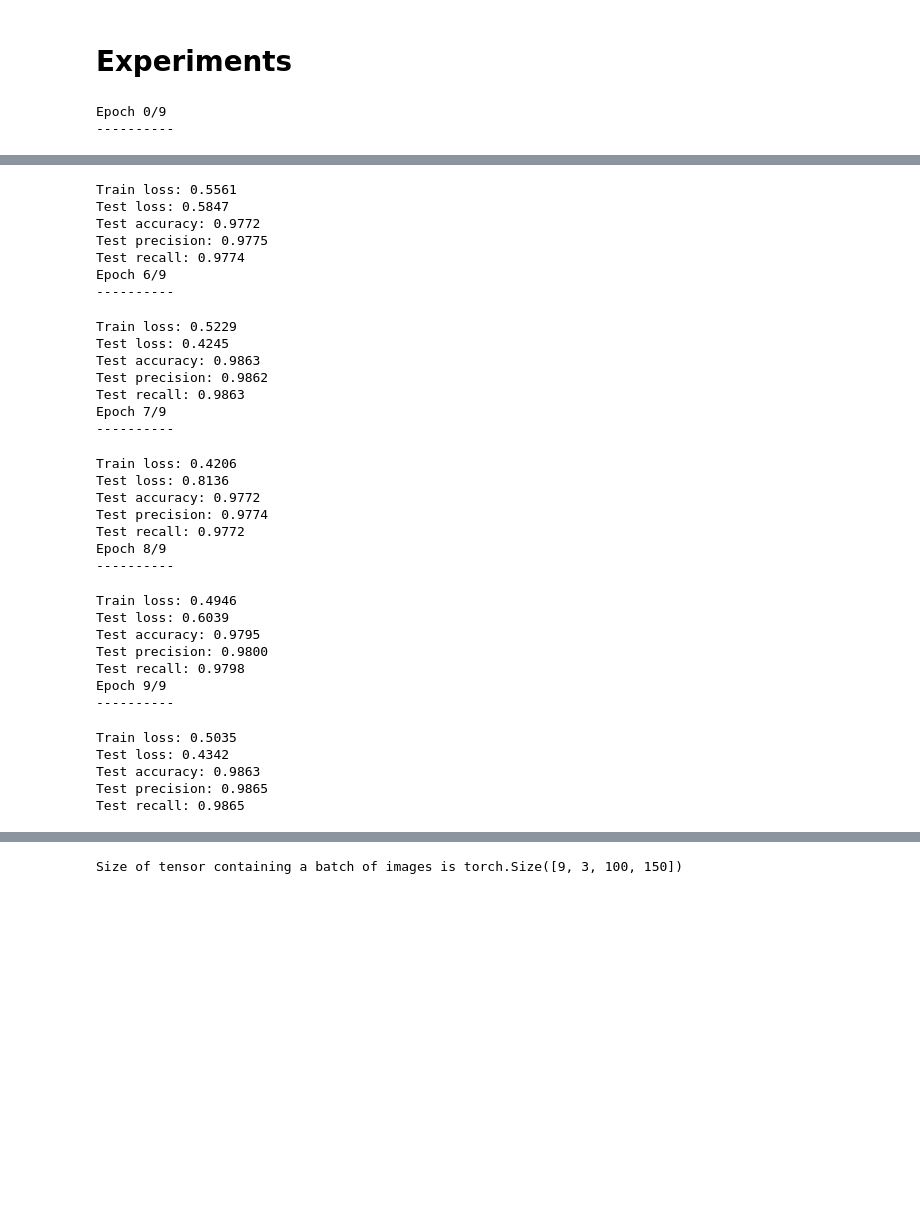
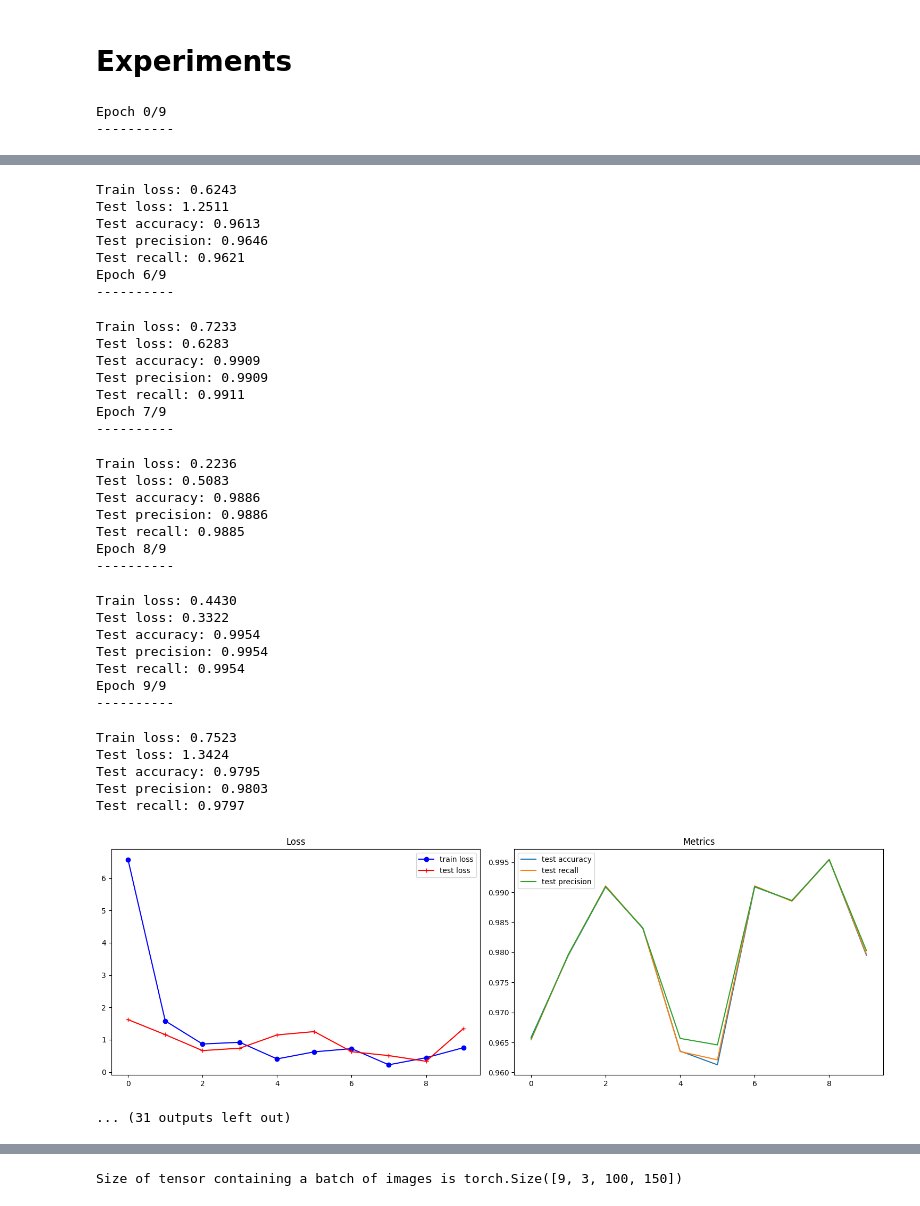
Before and after one commit to prometheus404/sm4ml_proj, a Jupyter notebook: rockpaperscissors.ipynb, the cells around one changed output, grey strips where cells are left out. Saved outputs shown, nothing was run; the diff lists cells and outputs as text; code cells hidden in the pictures; blank space fills up the shorter version.

Commit message:
Introduced DeepNet

```diff
--- a/rockpaperscissors.ipynb
+++ b/rockpaperscissors.ipynb
@@ -403,15 +433,24 @@ class GeneralNet(nn.Module):
 # %% [markdown]
 # Experiments
 # %%
-net = EzNet()
-net.to(device)
-criterion = nn.CrossEntropyLoss()
-optimizer_ft = optim.Adam(net.parameters(), lr=1e-3)
-# An lr strategy which decreases lr by a factor of 0.1 every 7 epochs
-exp_lr_scheduler = lr_scheduler.StepLR(optimizer_ft, step_size=7, gamma=0.1)
+times = {}
+for model in DeepNet, EzNet, SimpleNet:
+    net = model()
+    net.to(device)
+    criterion = nn.CrossEntropyLoss()
+    optimizer_ft = optim.Adam(net.parameters(), lr=1e-3)
+    # An lr strategy which decreases lr by a factor of 0.1 every 7 epochs
+    exp_lr_scheduler = lr_scheduler.StepLR(optimizer_ft, step_size=7, gamma=0.1)
 
-dls = {'train' : train_dl, 'test': test_dl}
-stats = train_model(net, dls, criterion, optimizer_ft, exp_lr_scheduler, num_epochs=10)
+    dls = {'train' : train_dl, 'test': test_dl}
+    stats = train_model(net, dls, criterion, optimizer_ft, exp_lr_scheduler, num_epochs=10)
+    plot_stats(stats)
+    print(stats['elapsed_time'])
+    times[model.__name__] = stats['elapsed_time']
+    cm_plot(net, test_dl)
+
+plt.plot(times.keys(), times.values())
+plt.show()
 # %% [output]
 Epoch 0/9
 ----------
@@ -451,38 +490,40 @@ Test recall: 0.9726
 Epoch 5/9
 ----------
-Train loss: 0.5561
-Test loss: 0.5847
-Test accuracy: 0.9772
-Test precision: 0.9775
-Test recall: 0.9774
+Train loss: 0.6243
+Test loss: 1.2511
+Test accuracy: 0.9613
+Test precision: 0.9646
+Test recall: 0.9621
 Epoch 6/9
 ----------
-Train loss: 0.5229
-Test loss: 0.4245
-Test accuracy: 0.9863
-Test precision: 0.9862
-Test recall: 0.9863
+Train loss: 0.7233
+Test loss: 0.6283
+Test accuracy: 0.9909
+Test precision: 0.9909
+Test recall: 0.9911
 Epoch 7/9
 ----------
-Train loss: 0.4206
-Test loss: 0.8136
-Test accuracy: 0.9772
-Test precision: 0.9774
-Test recall: 0.9772
+Train loss: 0.2236
+Test loss: 0.5083
+Test accuracy: 0.9886
+Test precision: 0.9886
+Test recall: 0.9885
 Epoch 8/9
 ----------
-Train loss: 0.4946
-Test loss: 0.6039
-Test accuracy: 0.9795
-Test precision: 0.9800
-Test recall: 0.9798
+Train loss: 0.4430
+Test loss: 0.3322
+Test accuracy: 0.9954
+Test precision: 0.9954
+Test recall: 0.9954
 Epoch 9/9
 ----------
-Train loss: 0.5035
-Test loss: 0.4342
-Test accuracy: 0.9863
-Test precision: 0.9865
-Test recall: 0.9865
+Train loss: 0.7523
+Test loss: 1.3424
+Test accuracy: 0.9795
+Test precision: 0.9803
+Test recall: 0.9797
+[figure, added]
+... (31 outputs left out)
 # %%
 plot_stats(stats)
 print(stats['elapsed_time'])
```
Also changed, not shown: parts of 8 cells of this notebook.
